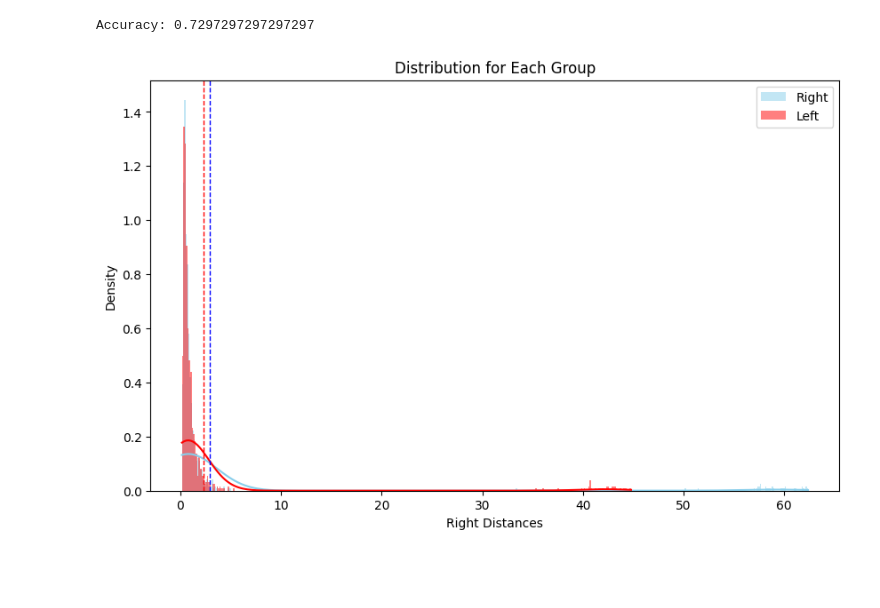
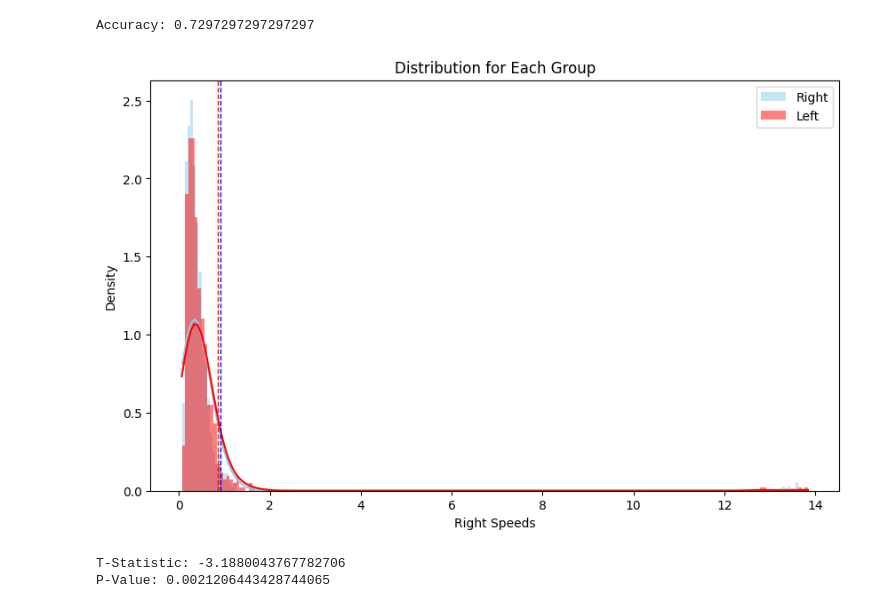
Before and after one commit to irania/FacialAsymmetry, a Jupyter notebook: affected_side/affected_side.ipynb, the cells around one changed output. Saved outputs shown, nothing was run; the diff lists cells and outputs as text; code cells hidden in the pictures; blank space fills up the shorter version.

```diff
--- a/affected_side/affected_side.ipynb
+++ b/affected_side/affected_side.ipynb
@@ -49,31 +51,54 @@ Accuracy: 0.7297297297297297
 # %%
 import matplotlib.pyplot as plt
 import seaborn as sns
 from scipy.stats import shapiro, normaltest, skew, kurtosis
 import numpy as np
 
-file_path = '../data/side/csv-sides/28411_20231023_facial_expression_happy-output.csv'
+file_path = '../data/side/csv-sides/35623_20230314_facial_expression_happy-output.csv'
 df_data = pd.read_csv(file_path)
 
 # Creating the figure and axis for the plot
 plt.figure(figsize=(10, 6))
 
 # Plotting the distribution for group 0
-sns.histplot(df_data['Right Distances'], color="skyblue", label='Right', kde=True, stat="density", linewidth=0)
+sns.histplot(df_data['Right Speeds'], color="skyblue", label='Right', kde=True, stat="density", linewidth=0)
 
 # Plotting the distribution for group 1
-sns.histplot(df_data['Left Distances'], color="red", label='Left', kde=True, stat="density", linewidth=0)
+sns.histplot(df_data['Left Speeds'], color="red", label='Left', kde=True, stat="density", linewidth=0)
 
 # Adding some plot aesthetics
 plt.title(f'Distribution for Each Group')
 plt.ylabel('Density')
 plt.legend()
 
 #plot mean two distribution line
 plt.axvline(df_data['Right Distances'].mean(), color='blue', linestyle='dashed', linewidth=1)
 plt.axvline(df_data['Left Distances'].mean(), color='red', linestyle='dashed', linewidth=1)
 
 # Display the plot
 plt.show()
 # %% [output]
-[figure, old version]
+[figure, new version]
+# %%
+from scipy import stats
+#Analyze the significance of the difference between the two groups
+df_merged['unimpaired'] = df_merged.apply(lambda row: row['Right'] if row['Label'] == 'Right' else row['Left'], axis=1)
+
+df_merged['impaired'] = df_merged.apply(lambda row: row['Right'] if row['Label'] == 'Left' else row['Left'], axis=1)
+
+df_merged['impaired'] = df_merged['impaired']/(df_merged['Right']+df_merged['Left'])
+df_merged['unimpaired'] = df_merged['unimpaired']/(df_merged['Right']+df_merged['Left'])
+
+# Assuming df_merged is the DataFrame containing the 'impaired' and 'unimpaired' columns
+impaired = df_merged['impaired']
+unimpaired = df_merged['unimpaired']
+
+# Perform the t-test
+t_statistic, p_value = stats.ttest_ind(impaired, unimpaired)
+
+# Print the results
+print("T-Statistic:", t_statistic)
+print("P-Value:", p_value)
+# %% [output]
+T-Statistic: -3.1880043767782706
+P-Value: 0.0021206443428744065
```
Also changed, not shown: parts of 2 cells of this notebook, 4 other files.
